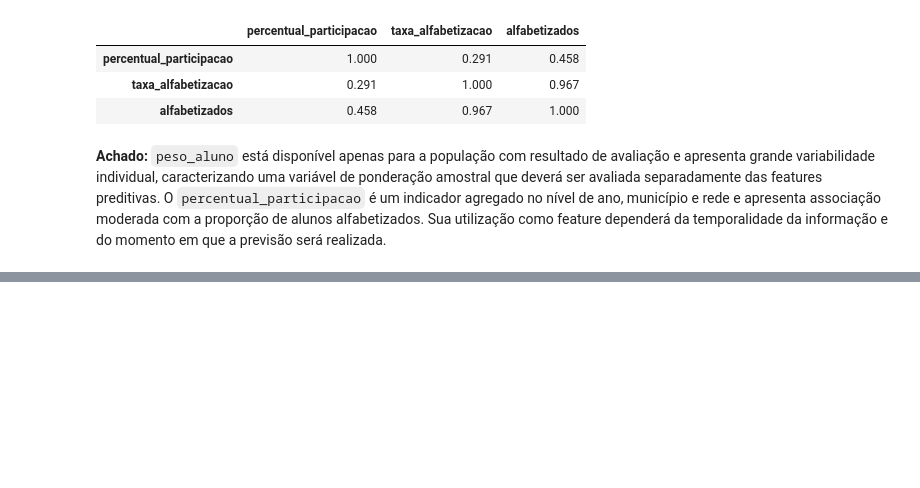
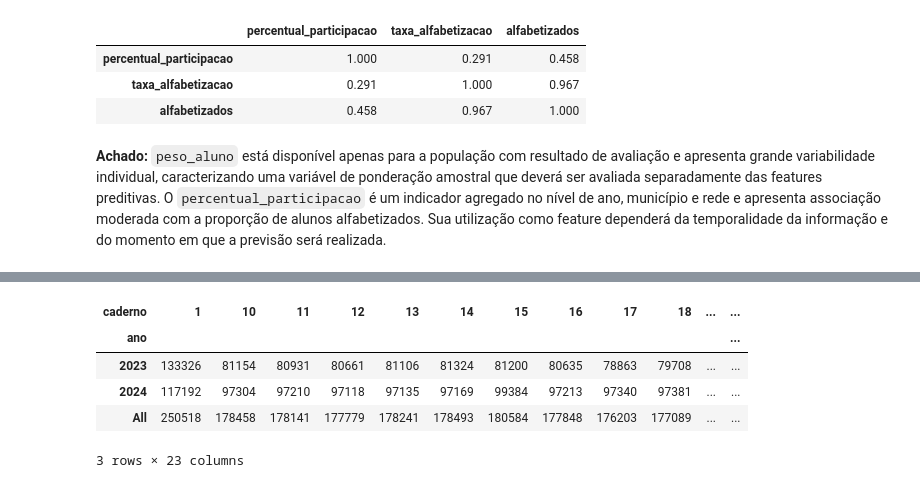
Before and after one commit to erick00denner/tech_challenge_3_alfabetizacao, a Jupyter notebook: notebooks/01_eda_alunos_modelagem.ipynb, the cells around one changed output, grey strips where cells are left out. Drawn from its saved outputs; the diff is of its cells as text; code cells hidden in the pictures; blank space fills up the shorter version.

```diff
--- a/notebooks/01_eda_alunos_modelagem.ipynb
+++ b/notebooks/01_eda_alunos_modelagem.ipynb
@@ -780,0 +831,13 @@ participacao_grupo[
+# %%
+pd.crosstab(
+    df["ano"],
+    df["caderno"],
+    margins=True
+)
+# %% [output]
+| caderno | 1 | 10 | 11 | 12 | 13 | 14 | 15 | 16 | 17 | 18 | ... | ... |
+| ano |  |  |  |  |  |  |  |  |  |  |  | ... |
+| 2023 | 133326 | 81154 | 80931 | 80661 | 81106 | 81324 | 81200 | 80635 | 78863 | 79708 | ... | ... |
+| 2024 | 117192 | 97304 | 97210 | 97118 | 97135 | 97169 | 99384 | 97213 | 97340 | 97381 | ... | ... |
+| All | 250518 | 178458 | 178141 | 177779 | 178241 | 178493 | 180584 | 177848 | 176203 | 177089 | ... | ... |
+3 rows × 23 columns
```
Also changed, not shown: parts of 39 cells of this notebook, 3 other files.
